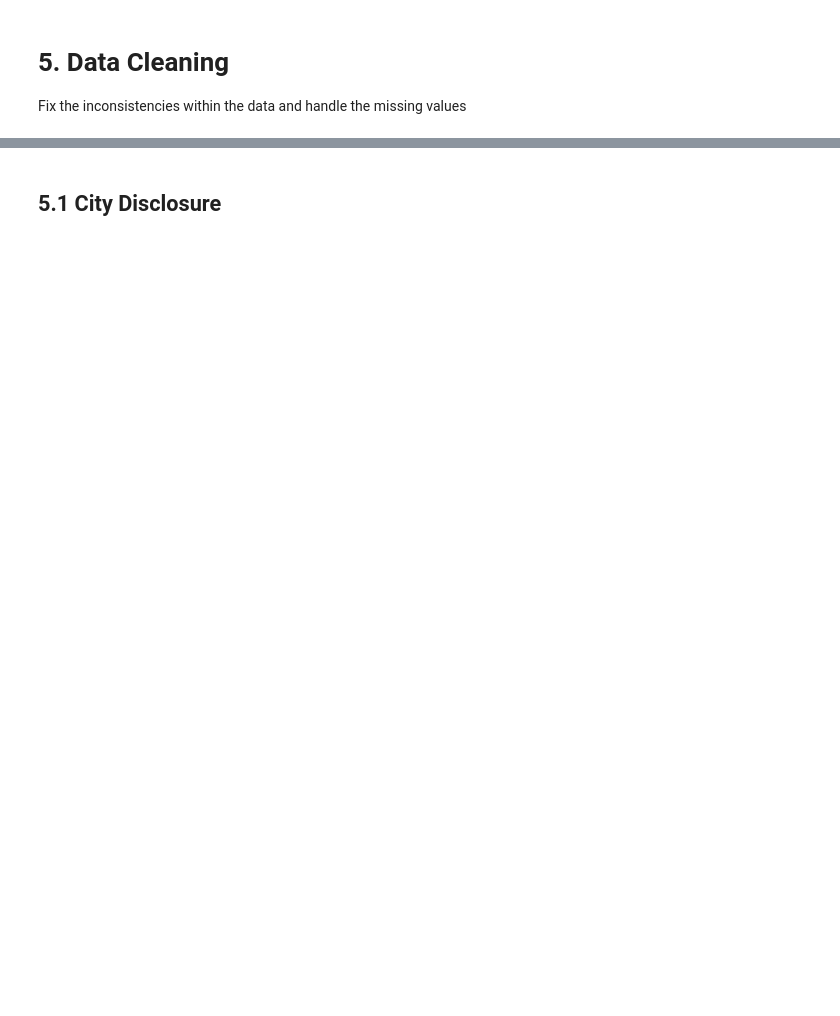
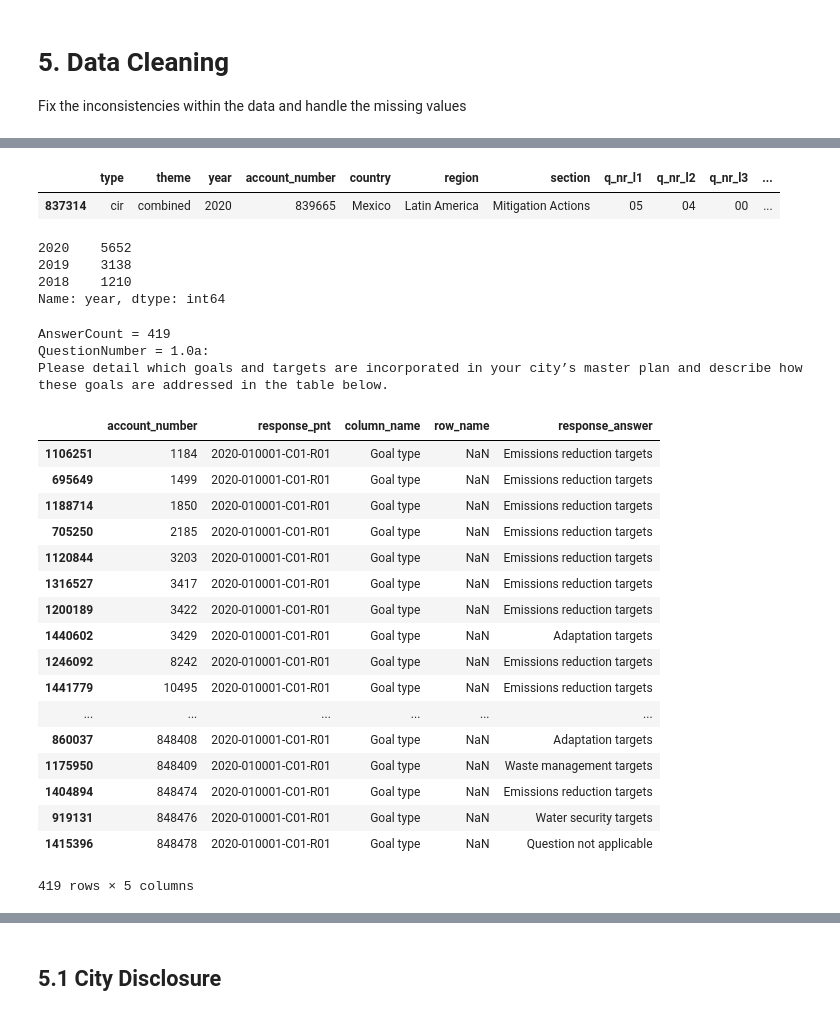
Before and after one commit to davidslabon/Capstone_UnlockingClimateSolutions, a Jupyter notebook: Capstone_EDA.ipynb, the cells around one changed output, grey strips where cells are left out. Cells and saved outputs as stored; diff of their text form; code cells hidden in the pictures; blank space fills up the shorter version.

Commit message:
Creating our Baseline

```diff
--- a/Capstone_EDA.ipynb
+++ b/Capstone_EDA.ipynb
@@ -188,10 +197,10 @@ def get_data(path, filename_start):
         current_data = pd.read_csv(path+"/"+file, dtype={'comments': str})
         all_data = pd.concat([all_data, current_data], ignore_index=True)
 
-    # remove whitespaces from column names
-    all_data.columns = all_data.columns.str.replace(' ', '')
+    # replace whitespaces from column names
+    all_data.columns = [i.lower().replace(' ', '_') for i in all_data.columns]
 
-    print(f'''A dataframe with {all_data.shape[0]} rows and {all_data.shape[1]} columns has been created!\nAll whitespace in column names has been removed.''')
+    print(f'''\nA dataframe with {all_data.shape[0]} rows and {all_data.shape[1]} columns has been created!\nColumn names are now lower case and spaces are replaced by "_".''')
 
     return all_data
 # %%
@@ -256,6 +340,5 @@ cid = df_cities_disc
 # Cities Responses (combining the years 2018, 2019 and 2020)
 path = 'data/Cities/Responses'
 filename_start = '20'
-df_cities_resp = get_data(path, filename_start)
-cir = df_cities_resp
-#cir.head()
+cir_raw = get_data(path, filename_start)
+#cir_raw.head()
@@ -278,0 +450,32 @@ Fix the inconsistencies within the data and handle the missing values
+# %%
+# Creating a new DataFrame for working (incl. creating some new colums/features):
+cir = pd.DataFrame()
+
+cir['type']                   = ['cir' for i in cir_raw.index]
+cir['theme']                  = 'combined'
+#cir['questionnaire']         = cir_raw['questionnaire']                 # represented by year
+#cir['year_reported_to_cdp']  = cir_raw['year_reported_to_cdp']          # represented by year
+cir['year']                   = cir_raw.apply(lambda x : int(x['questionnaire'][-4:]), axis=1)
+cir['account_number']         = cir_raw['account_number']
+#cir['organization']          = cir_raw['organization']                  # there are variations of some accounts
+cir['country']                = cir_raw['country']
+#cir['cdp_region']            = cir_raw['cdp_region']
+cir['region']                 = cir_raw['cdp_region']
+#cir['parent_section']        = cir_raw['parent_section']
+cir['section']                = cir_raw['section']
+cir['q_nr_l1']                = cir_raw.apply(lambda x : question_number_cleaning(x['question_number'])[0], axis=1)
+cir['q_nr_l2']                = cir_raw.apply(lambda x : question_number_cleaning(x['question_number'])[1], axis=1)
+cir['q_nr_l3']                = cir_raw.apply(lambda x : question_number_cleaning(x['question_number'])[2], axis=1)
+cir['q_nr']                   = cir['q_nr_l1']+cir['q_nr_l2']+cir['q_nr_l3']
+cir['question_number']        = cir_raw['question_number']
+cir['question_name']          = cir_raw['question_name']
+cir['column_number']          = cir_raw['column_number']
+cir['column_name']            = cir_raw['column_name']
+cir['row_number']             = cir_raw['row_number']
+cir['row_name']               = cir_raw['row_name']
+cir['response_col']           = cir.apply(lambda x : str(x['year']) +'-'+ x['q_nr'] +'-C'+ str(x['column_number']).zfill(2), axis=1)
+cir['response_pnt']           = cir.apply(lambda x : str(x['year']) +'-'+ x['q_nr'] +'-C'+ str(x['column_number']).zfill(2) +'-R'+ str(x['row_number']).zfill(2), axis=1)
+cir['response_answer']        = cir_raw['response_answer']
+#cir['comments']              = cir_raw['comments']
+#cir['file_name']             = cir_raw['file_name']
+#cir['last_update']           = cir_raw['last_update']
@@ -278,0 +659,37 @@ Fix the inconsistencies within the data and handle the missing values
+# %%
+cir_10[cir_10['response_answer'].notna()].head(1)
+# %% [output]
+|  | type | theme | year | account_number | country | region | section | q_nr_l1 | q_nr_l2 | q_nr_l3 | ... |
+| 837314 | cir | combined | 2020 | 839665 | Mexico | Latin America | Mitigation Actions | 05 | 04 | 00 | ... |
+# %%
+# Anzahl der Datensätze nach Jahren
+cir_10['year'].value_counts()
+# %% [output]
+2020    5652
+2019    3138
+2018    1210
+Name: year, dtype: int64
+# %%
+get_responses('1.0a', [1], [1], data=cir, theme='combined', year=[2020])
+# %% [output]
+AnswerCount = 419
+QuestionNumber = 1.0a:
+Please detail which goals and targets are incorporated in your city’s master plan and describe how these goals are addressed in the table below.
+|  | account_number | response_pnt | column_name | row_name | response_answer |
+| 1106251 | 1184 | 2020-010001-C01-R01 | Goal type | NaN | Emissions reduction targets |
+| 695649 | 1499 | 2020-010001-C01-R01 | Goal type | NaN | Emissions reduction targets |
+| 1188714 | 1850 | 2020-010001-C01-R01 | Goal type | NaN | Emissions reduction targets |
+| 705250 | 2185 | 2020-010001-C01-R01 | Goal type | NaN | Emissions reduction targets |
+| 1120844 | 3203 | 2020-010001-C01-R01 | Goal type | NaN | Emissions reduction targets |
+| 1316527 | 3417 | 2020-010001-C01-R01 | Goal type | NaN | Emissions reduction targets |
+| 1200189 | 3422 | 2020-010001-C01-R01 | Goal type | NaN | Emissions reduction targets |
+| 1440602 | 3429 | 2020-010001-C01-R01 | Goal type | NaN | Adaptation targets |
+| 1246092 | 8242 | 2020-010001-C01-R01 | Goal type | NaN | Emissions reduction targets |
+| 1441779 | 10495 | 2020-010001-C01-R01 | Goal type | NaN | Emissions reduction targets |
+| ... | ... | ... | ... | ... | ... |
+| 860037 | 848408 | 2020-010001-C01-R01 | Goal type | NaN | Adaptation targets |
+| 1175950 | 848409 | 2020-010001-C01-R01 | Goal type | NaN | Waste management targets |
+| 1404894 | 848474 | 2020-010001-C01-R01 | Goal type | NaN | Emissions reduction targets |
+| 919131 | 848476 | 2020-010001-C01-R01 | Goal type | NaN | Water security targets |
+| 1415396 | 848478 | 2020-010001-C01-R01 | Goal type | NaN | Question not applicable |
+419 rows × 5 columns
```
Also changed, not shown: parts of 88 cells of this notebook, 18 other files.
